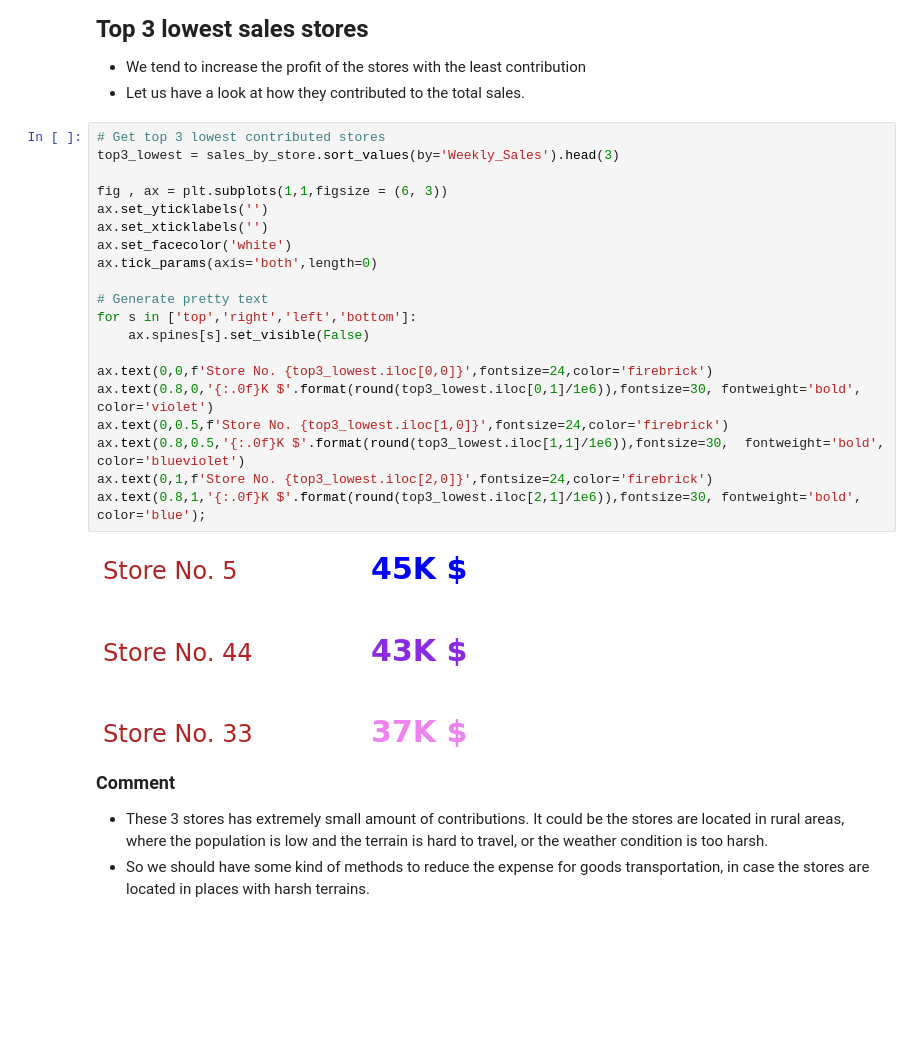
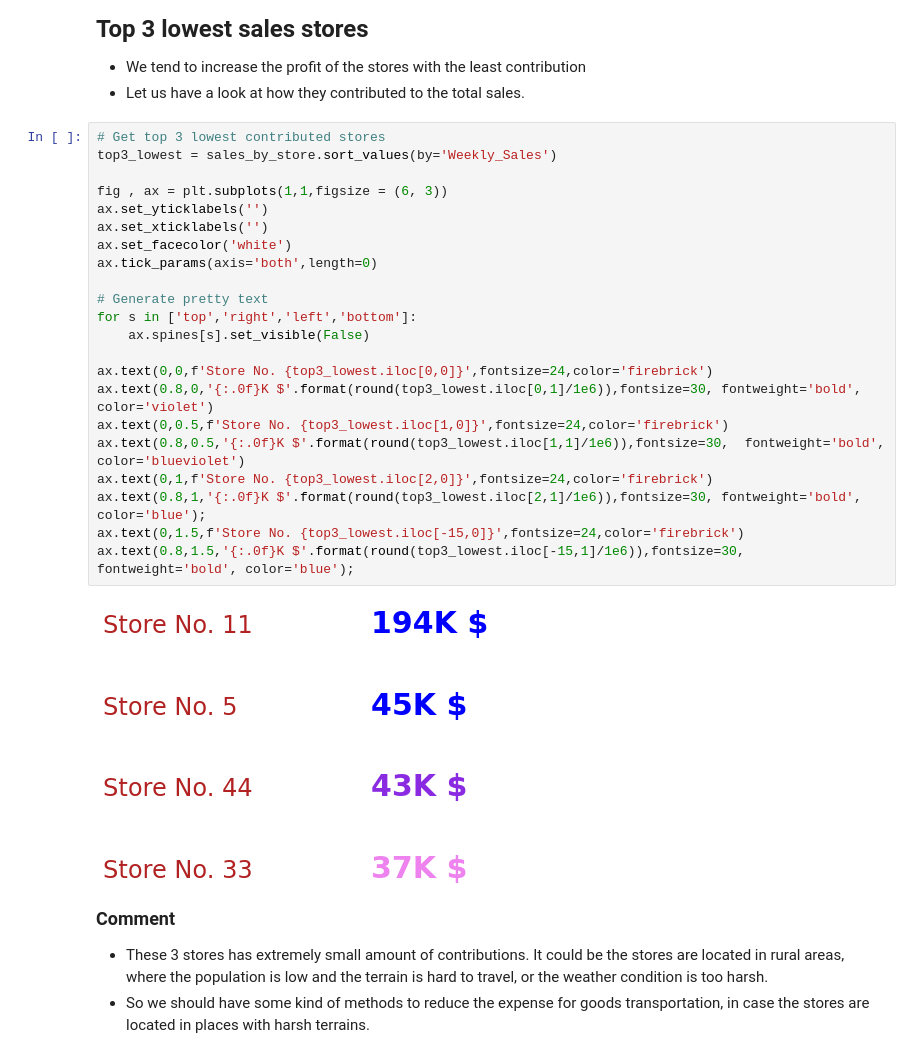
Before and after one commit to ndkhoa0704/DS-Tech-Final, a Jupyter notebook: WalmartEDA.ipynb, the cells around one changed output. Saved outputs shown, nothing was run; the diff lists cells and outputs as text; blank space fills up the shorter version.

```diff
--- a/WalmartEDA.ipynb
+++ b/WalmartEDA.ipynb
@@ -321,26 +328,28 @@ fig.set_yticklabels([]);
 * Let us have a look at how they contributed to the total sales.
 # %%
 # Get top 3 lowest contributed stores
-top3_lowest = sales_by_store.sort_values(by='Weekly_Sales').head(3)
+top3_lowest = sales_by_store.sort_values(by='Weekly_Sales')
 
 fig , ax = plt.subplots(1,1,figsize = (6, 3))
 ax.set_yticklabels('')
 ax.set_xticklabels('')
 ax.set_facecolor('white')
 ax.tick_params(axis='both',length=0)
 
 # Generate pretty text
 for s in ['top','right','left','bottom']:
     ax.spines[s].set_visible(False)
 
 ax.text(0,0,f'Store No. {top3_lowest.iloc[0,0]}',fontsize=24,color='firebrick')
 ax.text(0.8,0,'{:.0f}K $'.format(round(top3_lowest.iloc[0,1]/1e6)),fontsize=30, fontweight='bold', color='violet')
 ax.text(0,0.5,f'Store No. {top3_lowest.iloc[1,0]}',fontsize=24,color='firebrick')
 ax.text(0.8,0.5,'{:.0f}K $'.format(round(top3_lowest.iloc[1,1]/1e6)),fontsize=30,  fontweight='bold', color='blueviolet')
 ax.text(0,1,f'Store No. {top3_lowest.iloc[2,0]}',fontsize=24,color='firebrick')
 ax.text(0.8,1,'{:.0f}K $'.format(round(top3_lowest.iloc[2,1]/1e6)),fontsize=30, fontweight='bold', color='blue');
+ax.text(0,1.5,f'Store No. {top3_lowest.iloc[-15,0]}',fontsize=24,color='firebrick')
+ax.text(0.8,1.5,'{:.0f}K $'.format(round(top3_lowest.iloc[-15,1]/1e6)),fontsize=30, fontweight='bold', color='blue');
 # %% [output]
-[figure, old version]
+[figure, new version]
 # %% [markdown]
 **<font size="4">Comment</font>**
 * These 3 stores has extremely small amount of contributions. It could be the stores are located in rural areas, where the population is low and the terrain is hard to travel, or the weather condition is too harsh.
```
Also changed, not shown: parts of 7 cells of this notebook.
